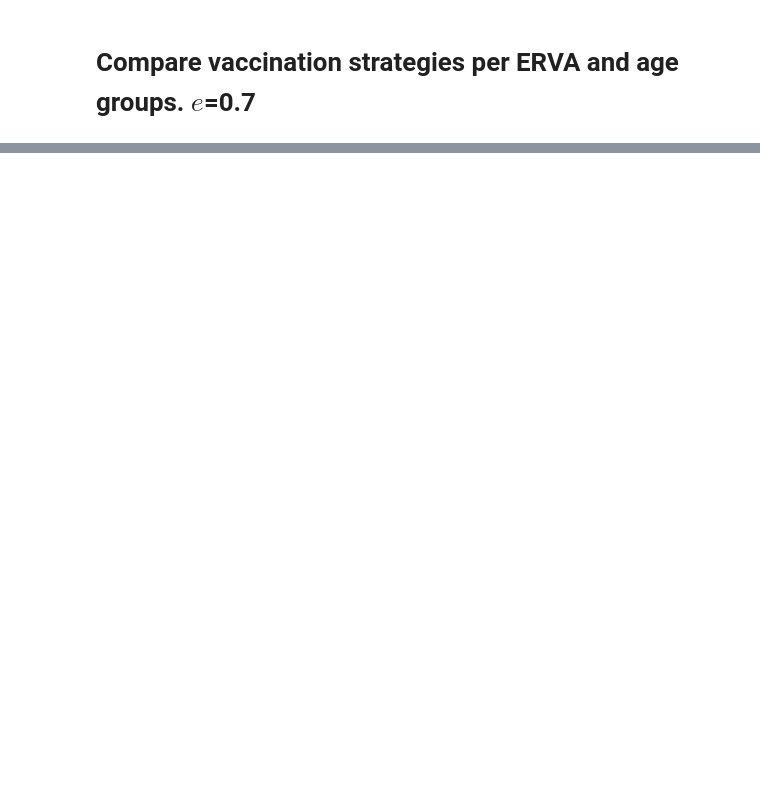
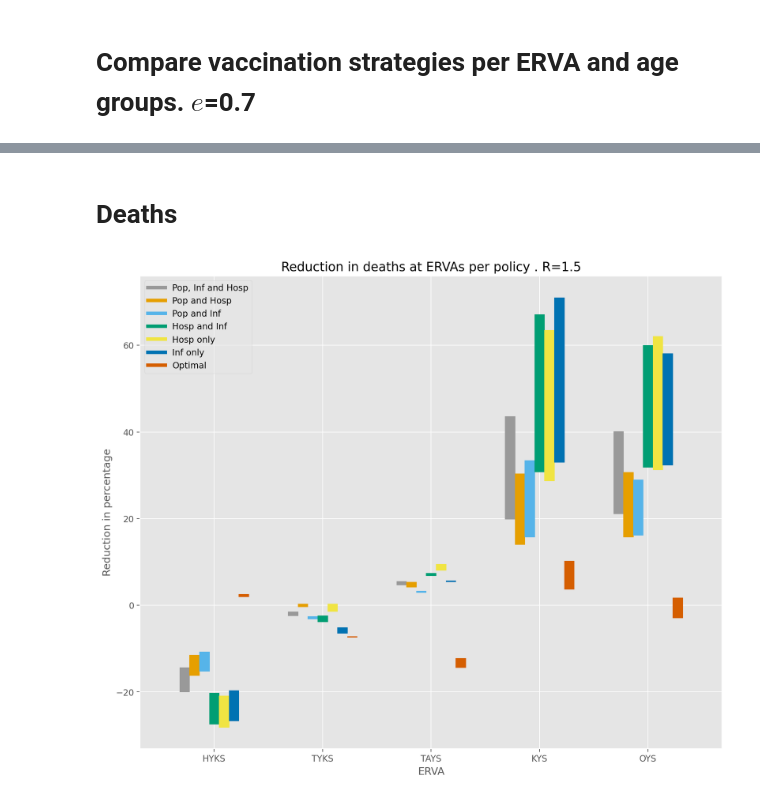
Before and after one commit to FINCoVID19/optimized_vaccination_finland, a Jupyter notebook: compare_vaccination_age_erva.ipynb, the cells around one changed output, grey strips where cells are left out. Saved outputs shown, nothing was run; the diff lists cells and outputs as text; code cells hidden in the pictures; blank space fills up the shorter version.

Commit message:
generating plots and latex code for paper

```diff
--- a/compare_vaccination_age_erva.ipynb
+++ b/compare_vaccination_age_erva.ipynb
@@ -320,3 +14,0 @@ ax = plot_bars_ages_ervas(ax, r_experiments[3], 'infections', all_results, age_l
-# %%
-fig, ax = plt.subplots(figsize=(12, 10))
-ax = plot_bars_ages_ervas(ax, r_experiments[4], 'infections', all_results, age_labels, 'Age group')
@@ -324,0 +15,27 @@ ax = plot_bars_ages_ervas(ax, r_experiments[4], 'infections', all_results, age_l
+# %%
+# Simulation parameters
+num_age_groups = EXPERIMENTS['num_age_groups']
+num_ervas = EXPERIMENTS['num_ervas']
+T = EXPERIMENTS['simulate_T']
+init_vacc = EXPERIMENTS['init_vacc']
+taus = EXPERIMENTS['taus']
+u = EXPERIMENTS['vaccines_per_day']
+r_experiments = EXPERIMENTS['r_effs']
+t0 = EXPERIMENTS['t0']
+e = EPIDEMIC['e']
+strategies = EXPERIMENTS['strategies']
+
+# Plot parameters
+plot_interval = 15
+ervas_labels = EPIDEMIC['ervas_order']
+age_labels = MAPPINGS['age_groups'][num_age_groups]['names']
+color_palette = ["#999999", "#E69F00", "#56B4E9", "#009E73", "#F0E442", "#0072B2", "#D55E00", "#CC79A7"]
+len_bar = 5
+sep_bet_group = 4*len_bar
+legend_width = 4
+
+begin = datetime.datetime.strptime(t0, '%Y-%m-%d')
+ts = [begin + datetime.timedelta(days=day) for day in range(T)]
+print('Simulation ends: %s' % (ts[-1]))
+t2 = int(T-1)
+t1 = t2-30
@@ -324,0 +44,11 @@ ax = plot_bars_ages_ervas(ax, r_experiments[4], 'infections', all_results, age_l
+# %%
+exp_results = get_experiments_results(num_age_groups=num_age_groups,
+                                      num_ervas=num_ervas,
+                                      init_vacc=init_vacc,
+                                      strategies=strategies,
+                                      u=u,
+                                      T=T,
+                                      r_experiments=r_experiments,
+                                      t0=t0,
+                                      e=e,
+                                      taus=taus)
@@ -324,0 +170,8 @@ ax = plot_bars_ages_ervas(ax, r_experiments[4], 'infections', all_results, age_l
+# %% [markdown]
+# Deaths
+# %%
+fig, ax = plt.subplots(figsize=(12, 10))
+ax = plot_bars_ages_ervas(ax, r=1.5, tau=0.5, metric='deaths', exp_results=exp_results, labels=ervas_labels,
+                          plot='ERVA', t2=t2, t1=t1, baseline='Pop only', skip_no_vacc=True)
+# %% [output]
+[figure, added]
```
Also changed, not shown: parts of 49 cells of this notebook, 2 other files.
